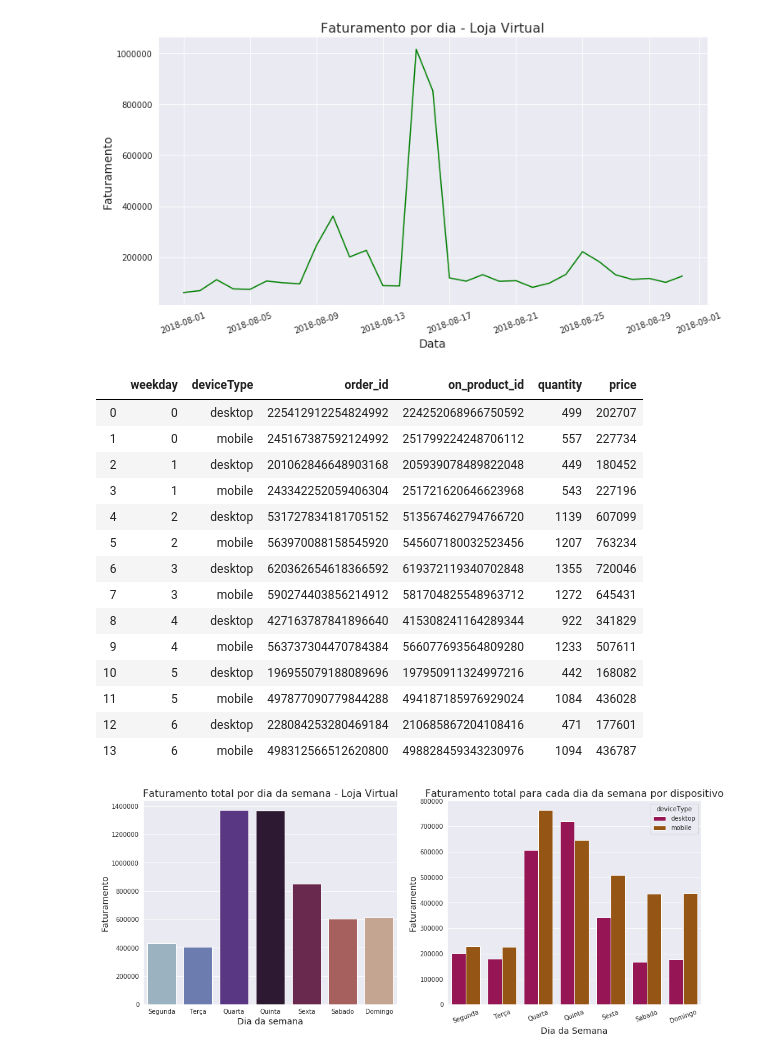
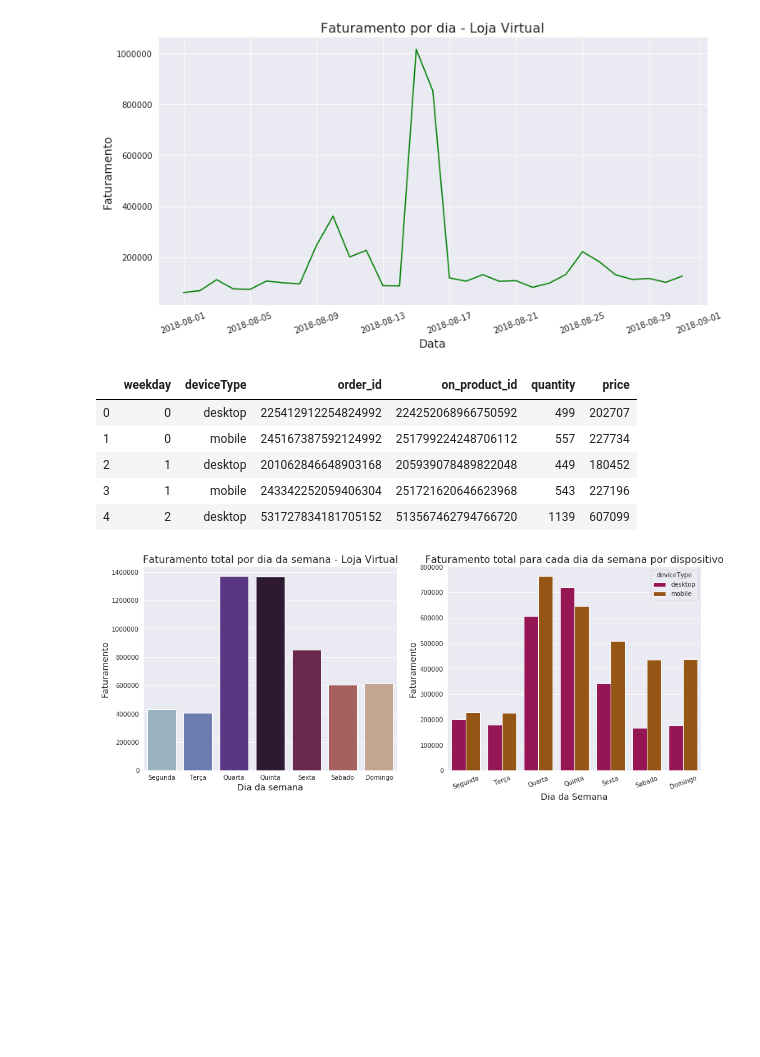
Before and after one commit to vinicvaz/Linx-DataAnalysis, a Jupyter notebook: OnlineDataAnalysis.ipynb, the cells around one changed output. Cells and saved outputs as stored; diff of their text form; code cells hidden in the pictures; blank space fills up the shorter version.

```diff
--- a/OnlineDataAnalysis.ipynb
+++ b/OnlineDataAnalysis.ipynb
@@ -341,23 +348,14 @@ plt.savefig('./Images/Online/Revenue-Online.jpg', bbox_inches="tight")
 [figure]
 # %%
 weekday_revenue = df.groupby(['weekday','deviceType']).sum().reset_index()
-weekday_revenue
+weekday_revenue.head()
 # %% [output]
 |  | weekday | deviceType | order_id | on_product_id | quantity | price |
 | 0 | 0 | desktop | 225412912254824992 | 224252068966750592 | 499 | 202707 |
 | 1 | 0 | mobile | 245167387592124992 | 251799224248706112 | 557 | 227734 |
 | 2 | 1 | desktop | 201062846648903168 | 205939078489822048 | 449 | 180452 |
 | 3 | 1 | mobile | 243342252059406304 | 251721620646623968 | 543 | 227196 |
 | 4 | 2 | desktop | 531727834181705152 | 513567462794766720 | 1139 | 607099 |
-| 5 | 2 | mobile | 563970088158545920 | 545607180032523456 | 1207 | 763234 |
-| 6 | 3 | desktop | 620362654618366592 | 619372119340702848 | 1355 | 720046 |
-| 7 | 3 | mobile | 590274403856214912 | 581704825548963712 | 1272 | 645431 |
-| 8 | 4 | desktop | 427163787841896640 | 415308241164289344 | 922 | 341829 |
-| 9 | 4 | mobile | 563737304470784384 | 566077693564809280 | 1233 | 507611 |
-| 10 | 5 | desktop | 196955079188089696 | 197950911324997216 | 442 | 168082 |
-| 11 | 5 | mobile | 497877090779844288 | 494187185976929024 | 1084 | 436028 |
-| 12 | 6 | desktop | 228084253280469184 | 210685867204108416 | 471 | 177601 |
-| 13 | 6 | mobile | 498312566512620800 | 498828459343230976 | 1094 | 436787 |
 # %%
 fig, ax = plt.subplots(1,2,figsize=(16,6),sharex=True)
 
```
Also changed, not shown: parts of 13 cells of this notebook.
